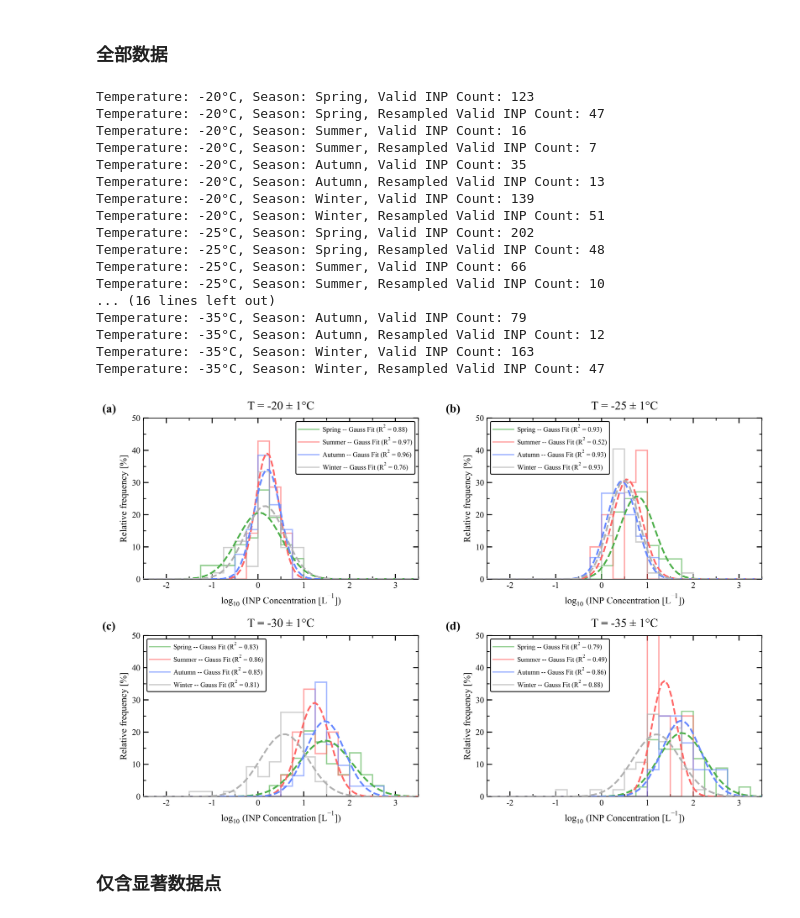
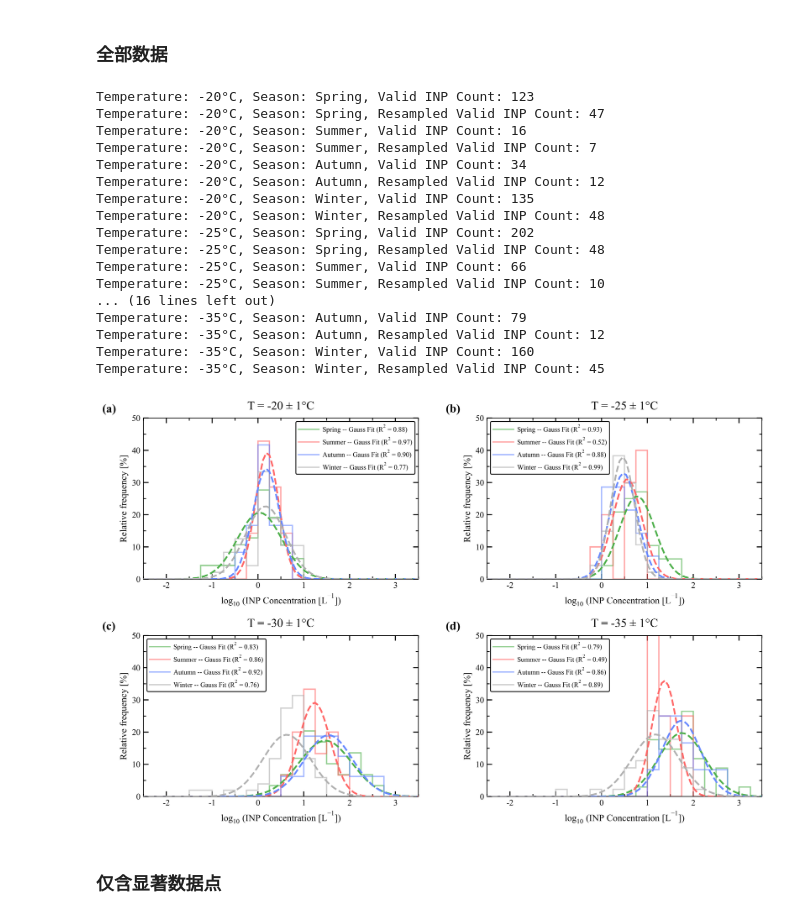
Before and after one commit to ReedFu/master0_2025, a Jupyter notebook: Lanzhou_cfdc/Probability density distribution.ipynb, the cells around one changed output. Cells and saved outputs as stored; diff of their text form; code cells hidden in the pictures.

```diff
--- a/Lanzhou_cfdc/Probability density distribution.ipynb
+++ b/Lanzhou_cfdc/Probability density distribution.ipynb
@@ -14,7 +14,7 @@ from scipy.stats import norm
 # ==========================================
 # 1. 读取数据
 # ==========================================
-df = pd.read_csv(r'D:\Coding\Data\Lanzhou_cfdc\processed\N_INP(202409-202509)v2.4.2.csv')
+df = pd.read_csv(r'D:\Coding\Data\Lanzhou_cfdc\processed\N_INP(202412-202509)v2.4.2.csv')
 df['Time'] = pd.to_datetime(df['Time'])
 seasons = ['Spring', 'Summer', 'Autumn', 'Winter']
 target_temps = [-20, -25, -30, -35]
@@ -139,40 +139,40 @@ for i, t in enumerate(target_temps):
     ax.xaxis.set_minor_locator(ticker.AutoMinorLocator(2))
     ax.yaxis.set_minor_locator(ticker.AutoMinorLocator(2))
 
     ax.text(-0.15, 1.02, f'({chr(97+i)})', transform=ax.transAxes,
             fontsize=14, fontweight='bold', va='bottom', ha='left')
 
     if legend_handles:
         ax.legend(legend_handles, legend_labels,
                   handler_map={tuple: HandlerTuple(ndivide=None, pad=0.5)},
                   fontsize=8, frameon=True,
                   edgecolor='black', framealpha=1, borderpad=0.4,
                   handlelength=3, handletextpad=0.5)
 
 
 # 5. 保存并显示
 # bbox_inches='tight' 可以自动裁剪掉多余的白边
 #plt.savefig(r'D:\Coding\master0_2025\Thesis\fig 1.png', dpi=500, bbox_inches='tight')
 plt.show()
 # %% [output]
 Temperature: -20°C, Season: Spring, Valid INP Count: 123
 Temperature: -20°C, Season: Spring, Resampled Valid INP Count: 47
 Temperature: -20°C, Season: Summer, Valid INP Count: 16
 Temperature: -20°C, Season: Summer, Resampled Valid INP Count: 7
-Temperature: -20°C, Season: Autumn, Valid INP Count: 35
-Temperature: -20°C, Season: Autumn, Resampled Valid INP Count: 13
-Temperature: -20°C, Season: Winter, Valid INP Count: 139
-Temperature: -20°C, Season: Winter, Resampled Valid INP Count: 51
+Temperature: -20°C, Season: Autumn, Valid INP Count: 34
+Temperature: -20°C, Season: Autumn, Resampled Valid INP Count: 12
+Temperature: -20°C, Season: Winter, Valid INP Count: 135
+Temperature: -20°C, Season: Winter, Resampled Valid INP Count: 48
 Temperature: -25°C, Season: Spring, Valid INP Count: 202
 Temperature: -25°C, Season: Spring, Resampled Valid INP Count: 48
 Temperature: -25°C, Season: Summer, Valid INP Count: 66
 Temperature: -25°C, Season: Summer, Resampled Valid INP Count: 10
 ... (16 lines left out)
 Temperature: -35°C, Season: Autumn, Valid INP Count: 79
 Temperature: -35°C, Season: Autumn, Resampled Valid INP Count: 12
-Temperature: -35°C, Season: Winter, Valid INP Count: 163
-Temperature: -35°C, Season: Winter, Resampled Valid INP Count: 47
+Temperature: -35°C, Season: Winter, Valid INP Count: 160
+Temperature: -35°C, Season: Winter, Resampled Valid INP Count: 45
-[figure, old version]
+[figure, new version]
 # %% [markdown]
 ### 仅含显著数据点
 # %%
```
